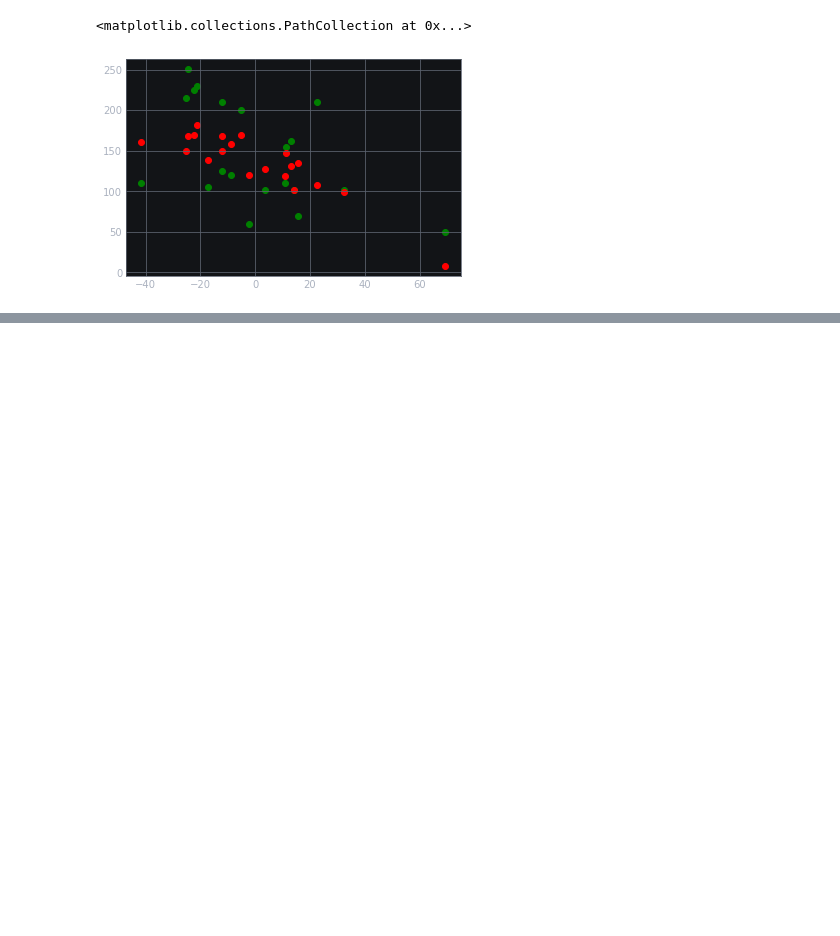
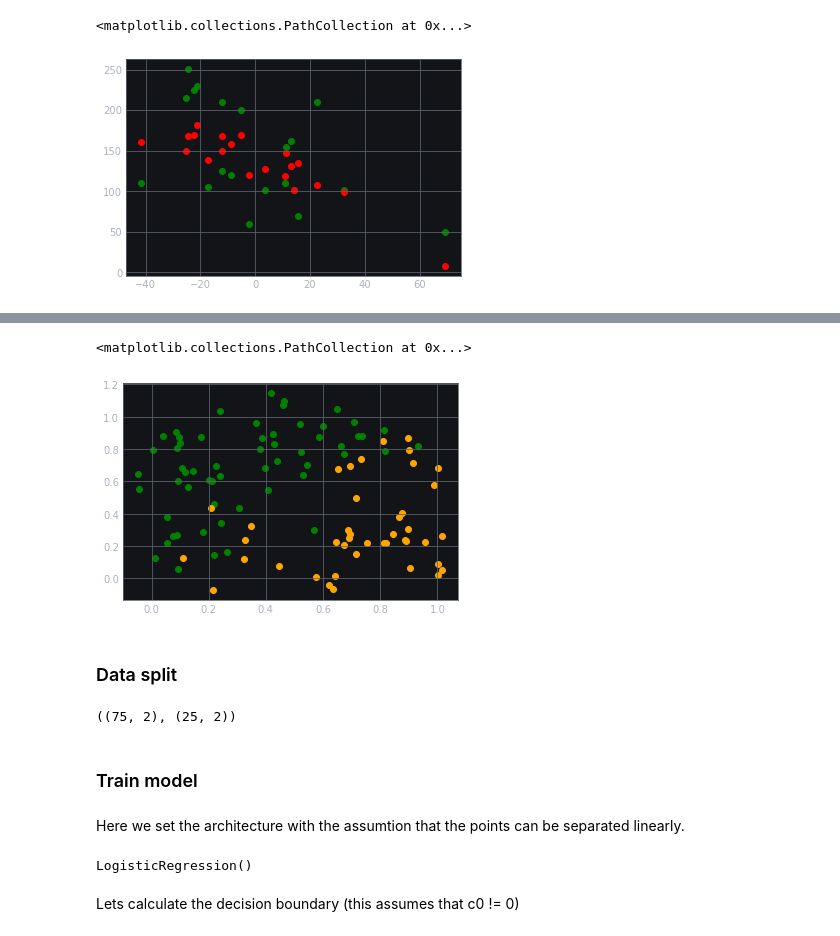
Before and after one commit to eseaflower/cmiv-ai-course, a Jupyter notebook: notebooks/Classical Machine Learning.ipynb, the cells around one changed output, grey strips where cells are left out. Cells and saved outputs as stored; diff of their text form; code cells hidden in the pictures; blank space fills up the shorter version.

```diff
--- a/notebooks/Classical Machine Learning.ipynb
+++ b/notebooks/Classical Machine Learning.ipynb
@@ -142,0 +160,13 @@ plt.scatter(x_pca[:, 0], regressor.predict(X), c='r')
+# %%
+A = np.random.uniform(0, 1, size=(100, 2))
+green = A[np.where(A[:, 1] < A[:, 0]), :][0]
+orange = A[np.where(A[:, 1] >= A[:, 0]), :][0]
+
+green = green + np.random.normal(0, 0.1, size=green.shape)
+orange = orange + np.random.normal(0, 0.1, size=orange.shape)
+# %%
+plt.scatter(green[:, 1], green[:, 0], c='green')
+plt.scatter(orange[:, 1], orange[:, 0], c='orange')
+# %% [output]
+<matplotlib.collections.PathCollection at 0x...>
+[figure, added]
@@ -142,0 +176,20 @@ plt.scatter(x_pca[:, 0], regressor.predict(X), c='r')
+# %% [markdown]
+### Data split
+# %%
+from sklearn.model_selection import train_test_split
+X_train, X_test, y_train, y_test = train_test_split(X, y, test_size=0.25, random_state=42)
+X_train.shape, X_test.shape
+# %% [output]
+((75, 2), (25, 2))
+# %% [markdown]
+### Train model
+# %% [markdown]
+Here we set the architecture with the assumtion that the points can be separated linearly.
+# %%
+from sklearn.linear_model import LogisticRegression
+classifier = LogisticRegression()
+classifier.fit(X_train, y_train)
+# %% [output]
+LogisticRegression()
+# %% [markdown]
+Lets calculate the decision boundary (this assumes that c0 != 0)
```
Also changed, not shown: parts of 8 cells of this notebook.
